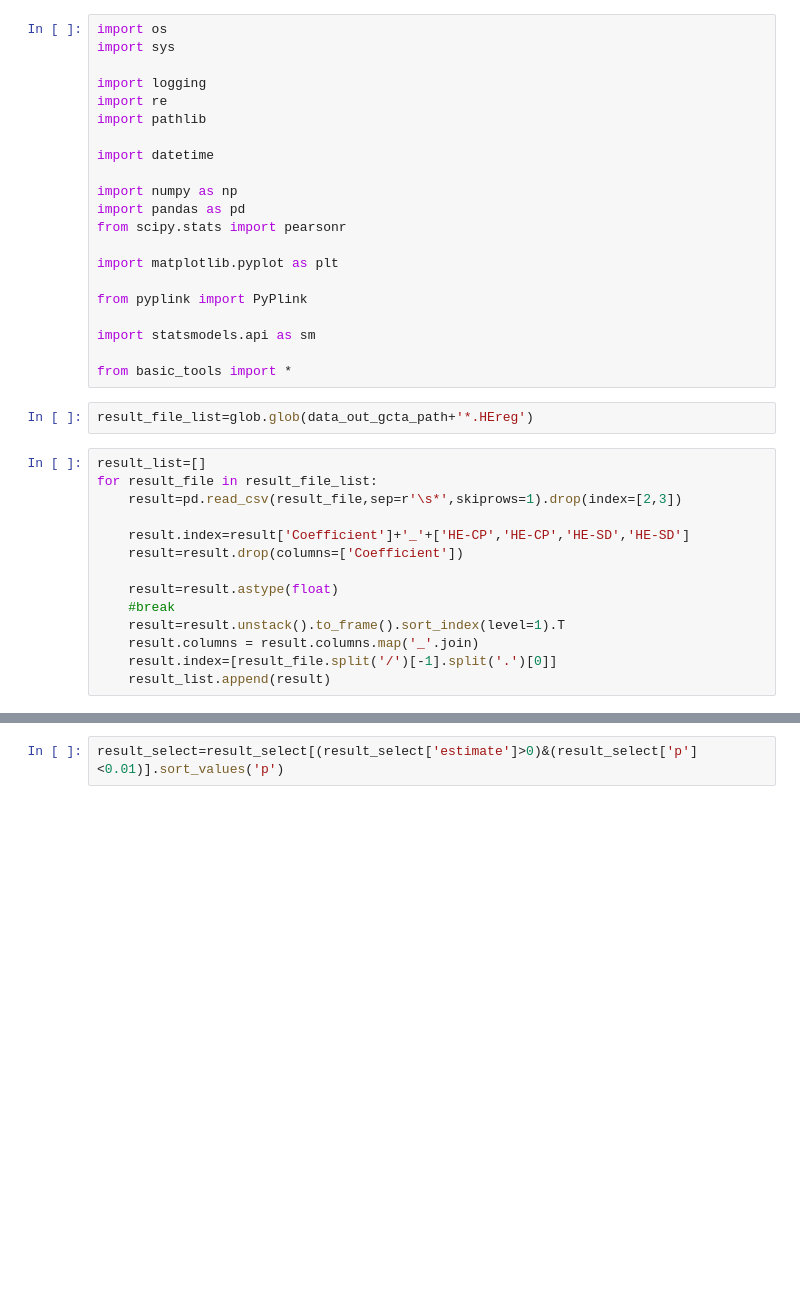
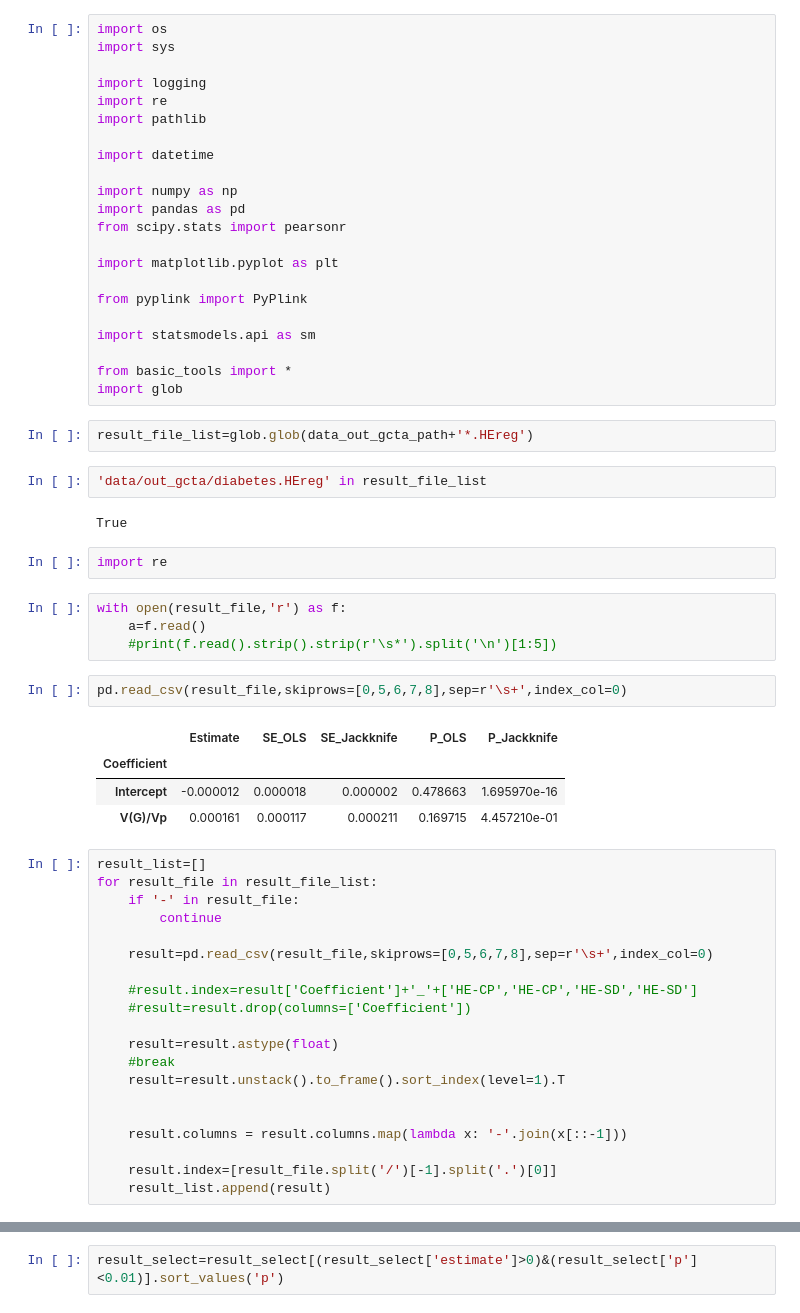
Before and after one commit to chanwkimlab/MHC_Kor_Assoc, a Jupyter notebook: 6_2_gcta_uni_result.ipynb, the cells around one changed output, grey strips where cells are left out. Drawn from its saved outputs; the diff is of its cells as text; blank space fills up the shorter version.

```diff
--- a/6_2_gcta_uni_result.ipynb
+++ b/6_2_gcta_uni_result.ipynb
@@ -19,19 +19,43 @@ from pyplink import PyPlink
 import statsmodels.api as sm
 
 from basic_tools import *
+import glob
 # %%
 result_file_list=glob.glob(data_out_gcta_path+'*.HEreg')
+# %%
+'data/out_gcta/diabetes.HEreg' in result_file_list
+# %% [output]
+True
+# %%
+import re
+# %%
+with open(result_file,'r') as f:
+    a=f.read()
+    #print(f.read().strip().strip(r'\s*').split('\n')[1:5])
+# %%
+pd.read_csv(result_file,skiprows=[0,5,6,7,8],sep=r'\s+',index_col=0)
+# %% [output]
+|  | Estimate | SE_OLS | SE_Jackknife | P_OLS | P_Jackknife |
+| Coefficient |  |  |  |  |  |
+| Intercept | -0.000012 | 0.000018 | 0.000002 | 0.478663 | 1.695970e-16 |
+| V(G)/Vp | 0.000161 | 0.000117 | 0.000211 | 0.169715 | 4.457210e-01 |
 # %%
 result_list=[]
 for result_file in result_file_list:
-    result=pd.read_csv(result_file,sep=r'\s*',skiprows=1).drop(index=[2,3])
+    if '-' in result_file:
+        continue
 
-    result.index=result['Coefficient']+'_'+['HE-CP','HE-CP','HE-SD','HE-SD']
-    result=result.drop(columns=['Coefficient'])
+    result=pd.read_csv(result_file,skiprows=[0,5,6,7,8],sep=r'\s+',index_col=0)
+
+    #result.index=result['Coefficient']+'_'+['HE-CP','HE-CP','HE-SD','HE-SD']
+    #result=result.drop(columns=['Coefficient'])
 
     result=result.astype(float)
     #break
     result=result.unstack().to_frame().sort_index(level=1).T
-    result.columns = result.columns.map('_'.join)
+
+
+    result.columns = result.columns.map(lambda x: '-'.join(x[::-1]))
+
     result.index=[result_file.split('/')[-1].split('.')[0]]
     result_list.append(result)
```
Also changed, not shown: parts of 10 cells of this notebook, 26 other files.
